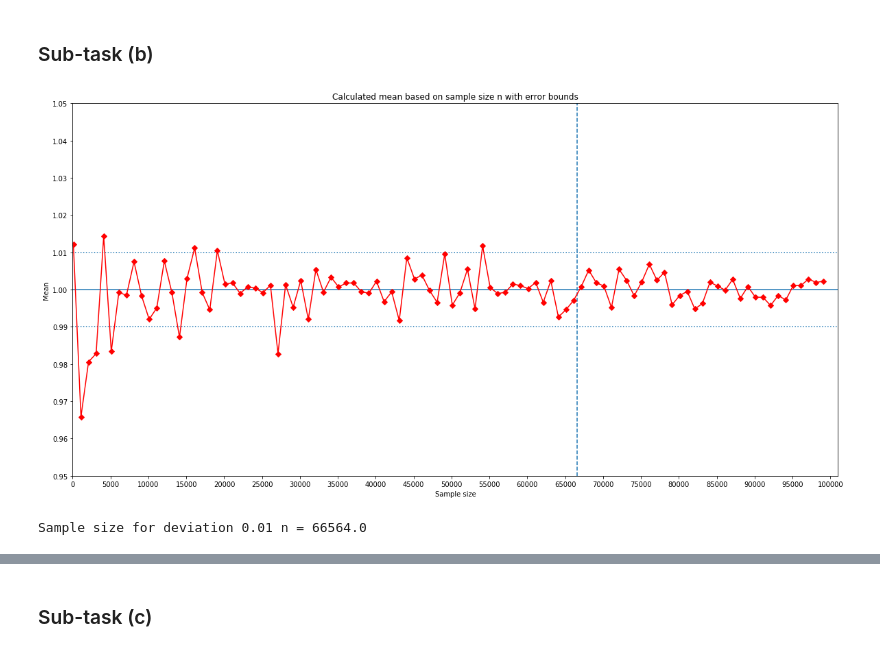
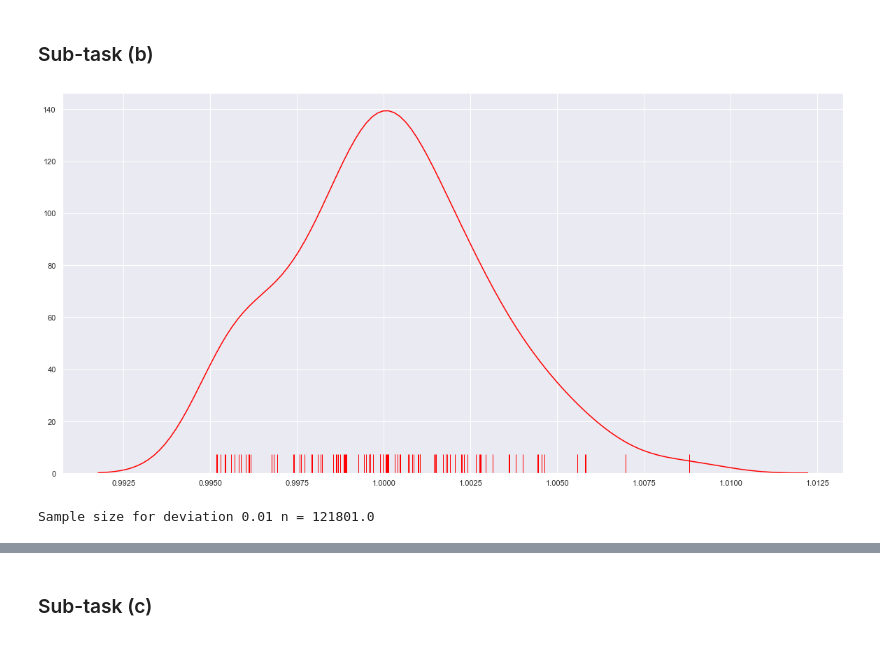
Before and after one commit to kai-wren/Statistic, a Jupyter notebook: Assignment1.ipynb, the cells around one changed output, grey strips where cells are left out. Drawn from its saved outputs; the diff is of its cells as text; code cells hidden in the pictures.

```diff
--- a/Assignment1.ipynb
+++ b/Assignment1.ipynb
@@ -45,35 +47,31 @@ plt.show()
 From this plot we could derive that with increase of sample size the mean of each new sample is closer to expected value of 1. We could see that for samples of bigger size, on the right hand side of the plot, values of mean are closer to value of 1. While on the left hand side of plot, mean of sampels with smaller sizes deviates much more from expected value of 1. As result, we could derive that mean of sample converges to expected value with increase of sample size.
 # %% [markdown]
 ### Sub-task (b)
-# %%
-nList=[]
-meanList=[]
-for item in da:
-    _, n, mean, _, _ = da[item]
-    nList.append(n)
-    meanList.append(mean)
-
-plt.figure(figsize=(20,10))
-plt.xlabel('Sample size')
-plt.ylabel('Mean')
-plt.xticks(np.arange(0, 100001, step=5000))
-plt.yticks(np.arange(0.8, 1.2, step=0.01))
-plt.axhline(y=1)
-plt.axvline(x=66564, ls='--')
-plt.axhline(y=1.01, ls=':')
-plt.axhline(y=0.99, ls=':')
-plt.ylim(0.95,1.05)
-plt.xlim(0,101000)
-plt.plot(nList, meanList, '-rD')
-plt.title('Calculated mean based on sample size n with error bounds')
-
-plt.show()
-
-E = 0.01
-z99 = 2.58
-
-print('Sample size for deviation 0.01 n =', (z99**2)/E**2)
-# %% [output]
-[figure, removed]
-Sample size for deviation 0.01 n = 66564.0
+# %%
+np.random.seed(7)
+
+nSample = 121801
+mu, sigma = 1, 1
+db={}
+
+for n in range(0, 100, 1):
+    d = np.random.normal(mu, sigma, nSample)
+    db['n'+str(n)] = d, np.mean(d)
+
+meanList=[]
+for item in db:
+    _, mean = db[item]
+    meanList.append(mean)
+
+plt.figure(figsize=(20,10))
+sns.distplot(meanList, rug=True, hist=False, color='red')
+plt.show()
+
+E = 0.01
+z9998 = 3.49
+
+print('Sample size for deviation 0.01 n =', (z9998**2)/E**2)
+# %% [output]
+[figure, added]
+Sample size for deviation 0.01 n = 121801.0
 # %% [markdown]
```
Also changed, not shown: parts of 26 cells of this notebook.
